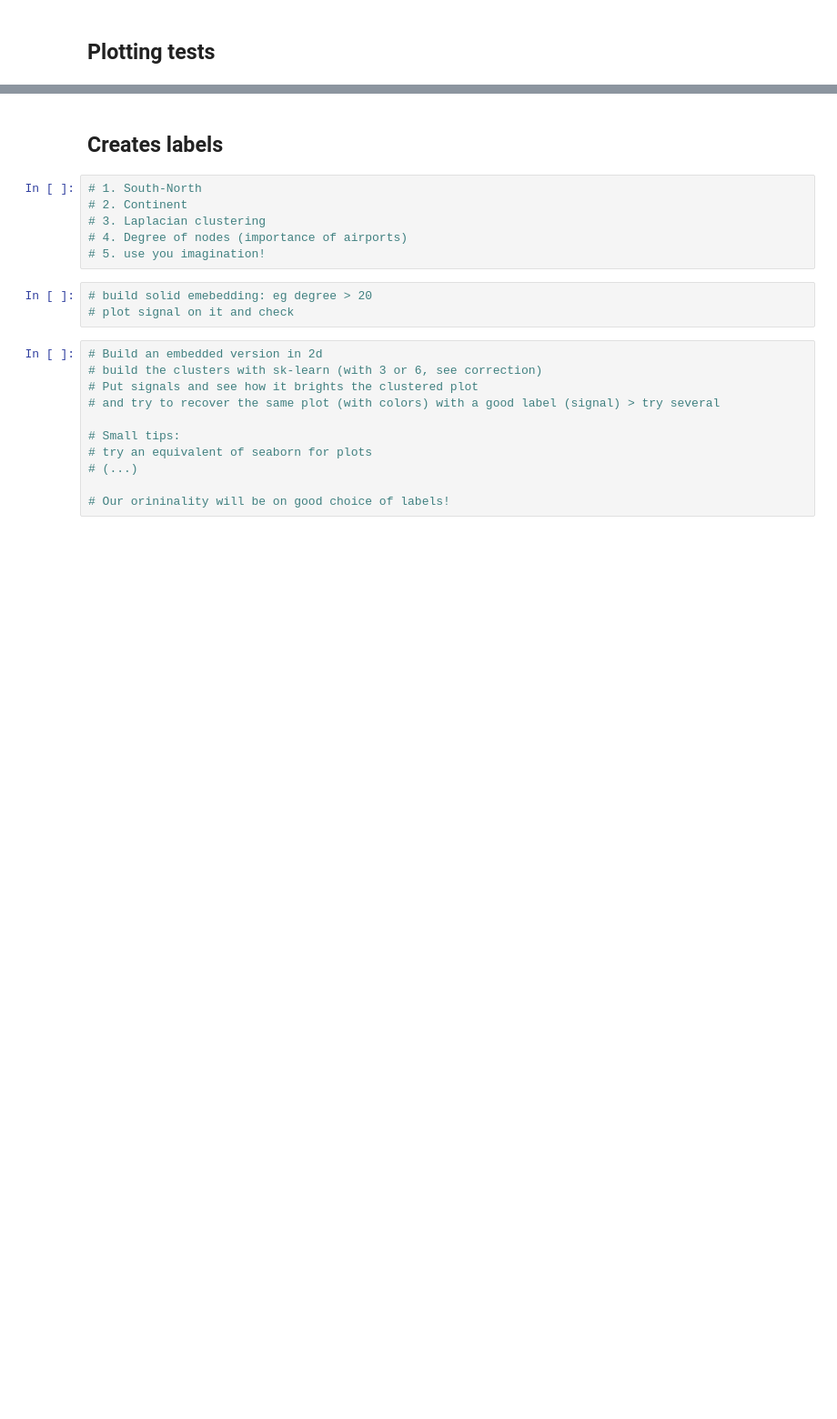
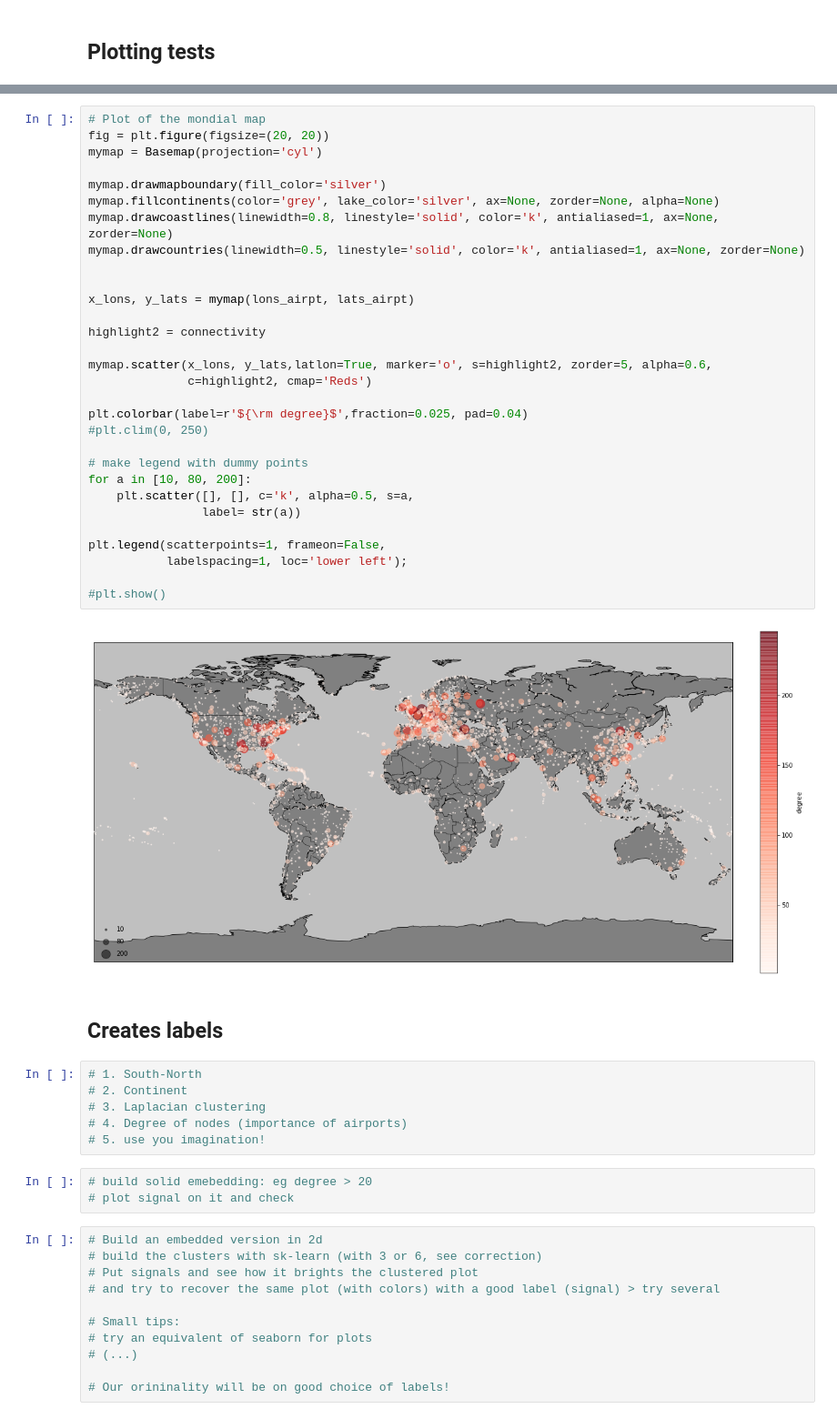
Before and after one commit to dsalathe/group_ntds, a Jupyter notebook: Final_Project.ipynb, the cells around one changed output, grey strips where cells are left out. Shown at 91% size. Cells and saved outputs as stored; diff of their text form; blank space fills up the shorter version.

```diff
--- a/Final_Project.ipynb
+++ b/Final_Project.ipynb
@@ -362,3 +368,35 @@ plt.show()
+# %%
+# Plot of the mondial map
+fig = plt.figure(figsize=(20, 20))
+mymap = Basemap(projection='cyl')
+
+mymap.drawmapboundary(fill_color='silver')
+mymap.fillcontinents(color='grey', lake_color='silver', ax=None, zorder=None, alpha=None)
+mymap.drawcoastlines(linewidth=0.8, linestyle='solid', color='k', antialiased=1, ax=None, zorder=None)
+mymap.drawcountries(linewidth=0.5, linestyle='solid', color='k', antialiased=1, ax=None, zorder=None)
+
+
+x_lons, y_lats = mymap(lons_airpt, lats_airpt)
+
+highlight2 = connectivity
+
+mymap.scatter(x_lons, y_lats,latlon=True, marker='o', s=highlight2, zorder=5, alpha=0.6,
+              c=highlight2, cmap='Reds')
+
+plt.colorbar(label=r'${\rm degree}$',fraction=0.025, pad=0.04)
+#plt.clim(0, 250)
+
+# make legend with dummy points
+for a in [10, 80, 200]:
+    plt.scatter([], [], c='k', alpha=0.5, s=a,
+                label= str(a))
+
+plt.legend(scatterpoints=1, frameon=False,
+           labelspacing=1, loc='lower left');
+
+#plt.show()
+# %% [output]
+[figure, added]
 # %% [markdown]
 ## Creates labels
 # %%
```
Also changed, not shown: parts of 4 cells of this notebook.
